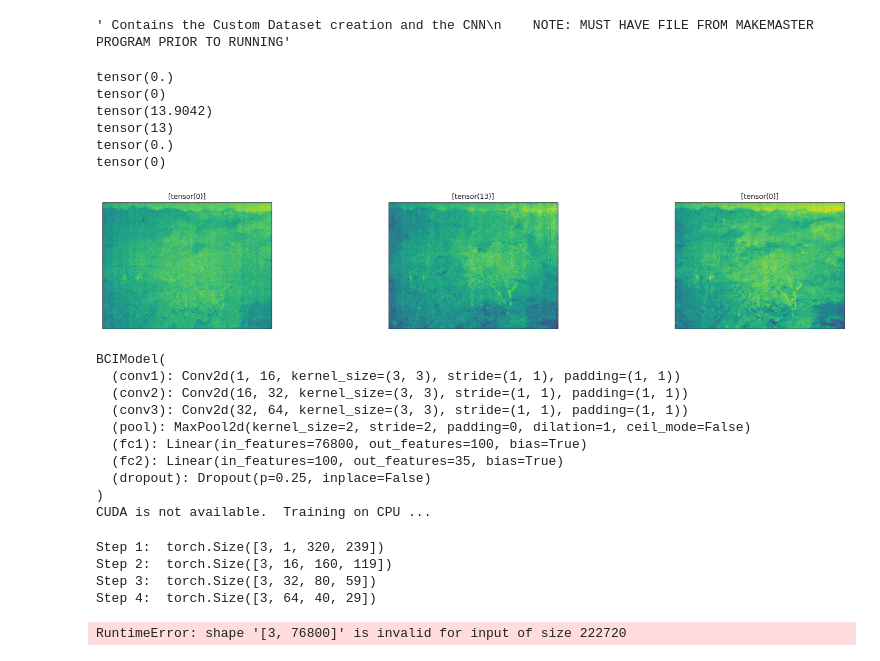
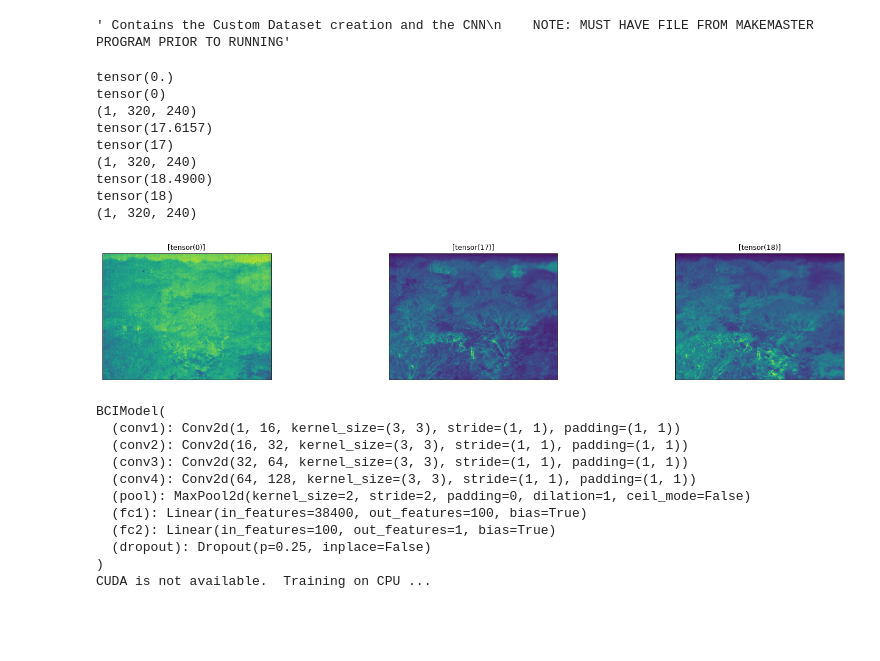
Before and after one commit to PJKarras/BCI-ML, a Jupyter notebook: Dataset_CNN_fin.ipynb, the cells around one changed output. Saved outputs shown, nothing was run; the diff lists cells and outputs as text; code cells hidden in the pictures; blank space fills up the shorter version.

Commit message:
Fixed Issue with improper dimensionality. Switched Model to perform regression model, needs further testing.

```diff
--- a/Dataset_CNN_fin.ipynb
+++ b/Dataset_CNN_fin.ipynb
@@ -62,9 +62,9 @@ class BCIDataset2(Dataset):
         single_thermal_path = self.thermal_path_arr[index]
         # Convert csv to pandas dataframe
         pd_thermal_img = pd.read_csv(single_thermal_path)
-        # Convert pandas dataframe to numpy array, iloc needed to not include column of pixel values
-        # that occur when writing out thermal image to csv
-        np_thermal_img = np.asarray(pd_thermal_img.iloc[:,1:])
+        # Convert pandas dataframe to numpy array
+        ###np_thermal_img = np.asarray(pd_thermal_img.iloc[:,1:])
+        np_thermal_img = np.asarray(pd_thermal_img)
         # Standardization of values from orignal csv file in order to properly
         # process image, first translates thermal values to 0-1 range, then
         # multiply by 255 to enable processing by PIL Image library
@@ -107,7 +107,7 @@ valid_and_test_proportion = 0.3
 transformations = transforms.Compose([transforms.ToTensor()])
 # Define custom datasets, for training and for testing
 # Note: Will be using 10,000 data for testing, 50,000 data for training in future
-masterfileMLLocation = r"C:\Users\Peter\Desktop\Thermo_R_Code\FinalThermo\csvdata\populatedGPPs.csv"
+masterfileMLLocation = r"C:\Users\Peter\Desktop\Thermo_R_Code\FinalThermo\new\BCI-ML\csvdata\populatedGPPs.csv"
 BCIDataset = BCIDataset2(masterfileMLLocation)
 
 # Obtain indices for training, validation and testing datasets
@@ -145,41 +145,46 @@ classes = ['1', '2', '3', '4', '5', '6', '7', '8', '9', '10', '11', '12', '13',
 # %%
 """ VISUALIZE A BATCH OF THE DATA """
 
-csvfilesMLLocation = r"C:\Users\Peter\Desktop\Thermo_R_Code\FinalThermo\csvdata"
+csvfilesMLLocation = r"C:\Users\Peter\Desktop\Thermo_R_Code\FinalThermo\new\BCI-ML\csvdata"
 os.chdir(csvfilesMLLocation)
 import matplotlib.pyplot as plt
 %matplotlib inline
 
 def imshow(img):
     plt.imshow(np.rot90(np.squeeze(img)))
 
 # Obtain one batch of training images
 dataiter = iter(train_loader)
 type(dataiter)
 images, labels = dataiter.next()
-images = images.numpy() # coner images to numpy for display
+images = images.numpy() # convert images to numpy for display
 
     # print(images[1].shape)
     # imgtoshow = Image.fromarray(images[1], 'L')
     # imgtoshow.show()
 
 # Plot the images in the batch, along with the corresponding labels
 fig = plt.figure(figsize=(25, 4))
 # Display 3 images
 for idx in np.arange(batch_size):
     ax = fig.add_subplot(1, 3, idx+1, xticks=[], yticks=[])
     imshow(images[idx])
     print(labels[idx])
     print(labels[idx].long())
     ax.set_title([labels[idx].long()])
+    # Save Images for inspection
+    print(images[idx].shape)
 # %% [output]
 tensor(0.)
 tensor(0)
-tensor(13.9042)
-tensor(13)
-tensor(0.)
-tensor(0)
+(1, 320, 240)
+tensor(17.6157)
+tensor(17)
+(1, 320, 240)
+tensor(18.4900)
+tensor(18)
+(1, 320, 240)
-[figure, old version]
+[figure, new version]
 # %%
 class BCIModel(nn.Module):
     def __init__(self):
@@ -227,9 +228,9 @@ class BCIModel(nn.Module):
 # Defining the model
 model = BCIModel()
 # defining the optimizer
-optimizer = optim.SGD(model.parameters(), lr =0.01)
+optimizer = optim.SGD(model.parameters(), lr =0.06)
 # defining loss function
-criterion = nn.CrossEntropyLoss()
+criterion = nn.MSELoss()
 print(model)
 
 # check if CUDA is available
@@ -245,9 +246,10 @@ BCIModel(
   (conv1): Conv2d(1, 16, kernel_size=(3, 3), stride=(1, 1), padding=(1, 1))
   (conv2): Conv2d(16, 32, kernel_size=(3, 3), stride=(1, 1), padding=(1, 1))
   (conv3): Conv2d(32, 64, kernel_size=(3, 3), stride=(1, 1), padding=(1, 1))
+  (conv4): Conv2d(64, 128, kernel_size=(3, 3), stride=(1, 1), padding=(1, 1))
   (pool): MaxPool2d(kernel_size=2, stride=2, padding=0, dilation=1, ceil_mode=False)
-  (fc1): Linear(in_features=76800, out_features=100, bias=True)
-  (fc2): Linear(in_features=100, out_features=35, bias=True)
+  (fc1): Linear(in_features=38400, out_features=100, bias=True)
+  (fc2): Linear(in_features=100, out_features=1, bias=True)
   (dropout): Dropout(p=0.25, inplace=False)
 )
 CUDA is not available.  Training on CPU ...
@@ -255,6 +257,7 @@ CUDA is not available.  Training on CPU ...
 """ TRAINING OF MODEL """
 
 # Number of epochs to train the model
+# try 10, 100, 500, 1000
 n_epochs = 5
 
 valid_loss_min = np.Inf    # Track change in validation loss, set
@@ -270,8 +273,6 @@ for epoch in range(1, n_epochs+1):
     ###################
     model.train()
     for data, target in train_loader:
-        # truncating decimal values of GPP to form longs
-        target = target.long()
         # Move tensors to GPU if CUDA is available
         if train_on_gpu:
             data, target = data.cuda(), target.cuda()
@@ -279,6 +280,13 @@ for epoch in range(1, n_epochs+1):
         optimizer.zero_grad()
         # Forward pass: compute predicted outputs by passing inputs to the model
         output = model(data)
+        # FIX FIX FIX
+        output = output.view(3)
+        #print(output)
+        #print("Shape of output: ", output.shape)
+        #print(target)
+        #print("Shape of target: ", target.shape)
+
         # Calculate the batch loss
         loss = criterion(output, target)
         # Backward pass: compute gradient of the loss with respect to model parameters
@@ -293,8 +301,6 @@ for epoch in range(1, n_epochs+1):
     ######################
     model.eval()
     for data, target in valid_loader:
-        # truncating decimal values of GPP to form longs
-        target = target.long()
         # Move tensors to GPU if CUDA is available
         if train_on_gpu:
             data, target = data.cuda(), target.cuda()
@@ -304,7 +310,6 @@ for epoch in range(1, n_epochs+1):
         loss = criterion(output, target)
         # Update average validation loss
         valid_loss += loss.item()*data.size(0)
-        print(valid_loss)
 
     # Calculate avearage losses
     train_loss = train_loss/len(train_loader.sampler)
@@ -321,12 +326,8 @@ for epoch in range(1, n_epochs+1):
         valid_loss))
         torch.save(model.state_dict(), 'model_BCI.pt')
         valid_loss_min = valid_loss
+
+# More runs needed here
-# %% [output]
-Step 1:  torch.Size([3, 1, 320, 239])
-Step 2:  torch.Size([3, 16, 160, 119])
-Step 3:  torch.Size([3, 32, 80, 59])
-Step 4:  torch.Size([3, 64, 40, 29])
-RuntimeError: shape '[3, 76800]' is invalid for input of size 222720
 # %%
 """ TESTING OF MODEL """
 
```
Also changed, not shown: parts of 2 cells of this notebook.
